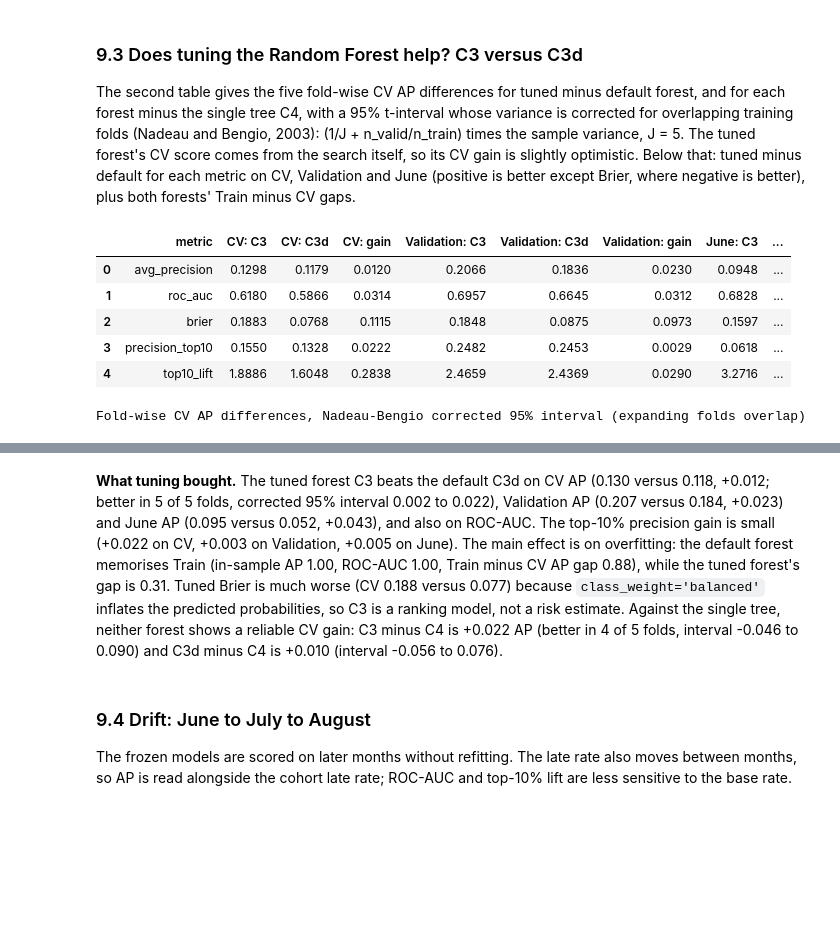
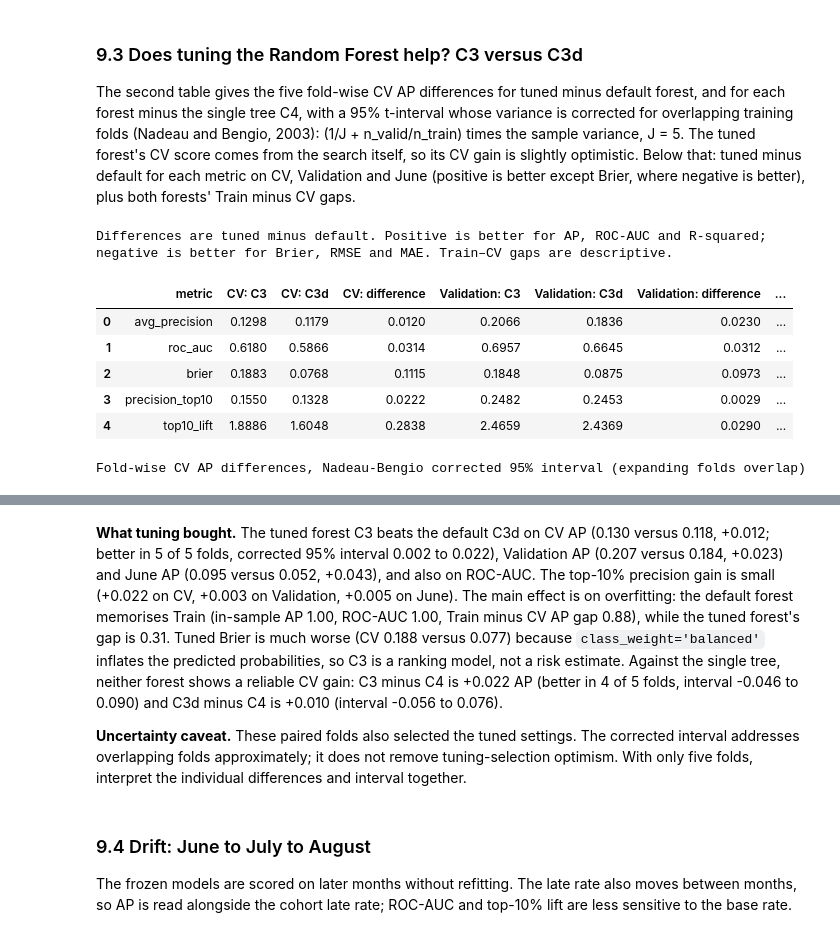
Before and after one commit to mushroomyyy/Team8_IT5006_Ecommerce_Analytics_AY2627Sem1, a Jupyter notebook: notebooks/02_classification.ipynb, the cells around one changed output, grey strips where cells are left out. Saved outputs shown, nothing was run; the diff lists cells and outputs as text; code cells hidden in the pictures; blank space fills up the shorter version.

```diff
--- a/notebooks/02_classification.ipynb
+++ b/notebooks/02_classification.ipynb
@@ -937,25 +952,29 @@ June false negatives of C2B at the Validation cut-off, by promised_lead_band
 The second table gives the five fold-wise CV AP differences for tuned minus default forest, and for each forest minus the single tree C4, with a 95% t-interval whose variance is corrected for overlapping training folds (Nadeau and Bengio, 2003): (1/J + n_valid/n_train) times the sample variance, J = 5. The tuned forest's CV score comes from the search itself, so its CV gain is slightly optimistic. Below that: tuned minus default for each metric on CV, Validation and June (positive is better except Brier, where negative is better), plus both forests' Train minus CV gaps.
 # %%
 tuning_gain = ev.tuning_gain_table(results, cv_folds, 'C3', 'C3d', gap_metrics)
-display(tuning_gain.round(4))
+print('Differences are tuned minus default. Positive is better for AP, ROC-AUC and R-squared; negative is better for Brier, RMSE and MAE. Train–CV gaps are descriptive.')
+display(tuning_gain.round(4).rename(columns=lambda col: col.replace(': gain', ': difference')))
 paired = pd.DataFrame([paired_fold_differences(cv_folds, a, b, 'avg_precision', data.folds)
                        for a, b in [('C3', 'C3d'), ('C3', 'C4'), ('C3d', 'C4')]])
 print('Fold-wise CV AP differences, Nadeau-Bengio corrected 95% interval (expanding folds overlap)')
 display(paired.round(4))
 # %% [output]
+Differences are tuned minus default. Positive is better for AP, ROC-AUC and R-squared; negative is better for Brier, RMSE and MAE. Train–CV gaps are descriptive.
-|  | metric | CV: C3 | CV: C3d | CV: gain | Validation: C3 | Validation: C3d | Validation: gain | June: C3 | ... |
-| 0 | avg_precision | 0.1298 | 0.1179 | 0.0120 | 0.2066 | 0.1836 | 0.0230 | 0.0948 | ... |
-| 1 | roc_auc | 0.6180 | 0.5866 | 0.0314 | 0.6957 | 0.6645 | 0.0312 | 0.6828 | ... |
-| 2 | brier | 0.1883 | 0.0768 | 0.1115 | 0.1848 | 0.0875 | 0.0973 | 0.1597 | ... |
-| 3 | precision_top10 | 0.1550 | 0.1328 | 0.0222 | 0.2482 | 0.2453 | 0.0029 | 0.0618 | ... |
-| 4 | top10_lift | 1.8886 | 1.6048 | 0.2838 | 2.4659 | 2.4369 | 0.0290 | 3.2716 | ... |
+|  | metric | CV: C3 | CV: C3d | CV: difference | Validation: C3 | Validation: C3d | Validation: difference | ... |
+| 0 | avg_precision | 0.1298 | 0.1179 | 0.0120 | 0.2066 | 0.1836 | 0.0230 | ... |
+| 1 | roc_auc | 0.6180 | 0.5866 | 0.0314 | 0.6957 | 0.6645 | 0.0312 | ... |
+| 2 | brier | 0.1883 | 0.0768 | 0.1115 | 0.1848 | 0.0875 | 0.0973 | ... |
+| 3 | precision_top10 | 0.1550 | 0.1328 | 0.0222 | 0.2482 | 0.2453 | 0.0029 | ... |
+| 4 | top10_lift | 1.8886 | 1.6048 | 0.2838 | 2.4659 | 2.4369 | 0.0290 | ... |
-Fold-wise CV AP differences, Nadeau-Bengio corrected 95% interval (expanding folds overlap)
+Fold-wise CV AP differences, Nadeau-Bengio corrected 95% interval (expanding folds overlap)
 |  | comparison | metric | mean_diff | sd_diff | ci_low | ci_high | folds_better | fold_diffs |
 | 0 | C3 - C3d | avg_precision | 0.0120 | 0.0048 | 0.0024 | 0.0215 | 5/5 | +0.0148, +0.0065, +0.0172, +0.014... |
 | 1 | C3 - C4 | avg_precision | 0.0219 | 0.0341 | -0.0462 | 0.0900 | 4/5 | +0.0305, +0.0136, +0.0671, -0.027... |
 | 2 | C3d - C4 | avg_precision | 0.0099 | 0.0331 | -0.0562 | 0.0761 | 4/5 | +0.0157, +0.0071, +0.0499, -0.041... |
 # %% [markdown]
 **What tuning bought.** The tuned forest C3 beats the default C3d on CV AP (0.130 versus 0.118, +0.012; better in 5 of 5 folds, corrected 95% interval 0.002 to 0.022), Validation AP (0.207 versus 0.184, +0.023) and June AP (0.095 versus 0.052, +0.043), and also on ROC-AUC. The top-10% precision gain is small (+0.022 on CV, +0.003 on Validation, +0.005 on June). The main effect is on overfitting: the default forest memorises Train (in-sample AP 1.00, ROC-AUC 1.00, Train minus CV AP gap 0.88), while the tuned forest's gap is 0.31. Tuned Brier is much worse (CV 0.188 versus 0.077) because `class_weight='balanced'` inflates the predicted probabilities, so C3 is a ranking model, not a risk estimate. Against the single tree, neither forest shows a reliable CV gain: C3 minus C4 is +0.022 AP (better in 4 of 5 folds, interval -0.046 to 0.090) and C3d minus C4 is +0.010 (interval -0.056 to 0.076).
+
+**Uncertainty caveat.** These paired folds also selected the tuned settings. The corrected interval addresses overlapping folds approximately; it does not remove tuning-selection optimism. With only five folds, interpret the individual differences and interval together.
 # %% [markdown]
 ### 9.4 Drift: June to July to August
 
```
Also changed, not shown: parts of 12 cells of this notebook, 20 other files.
